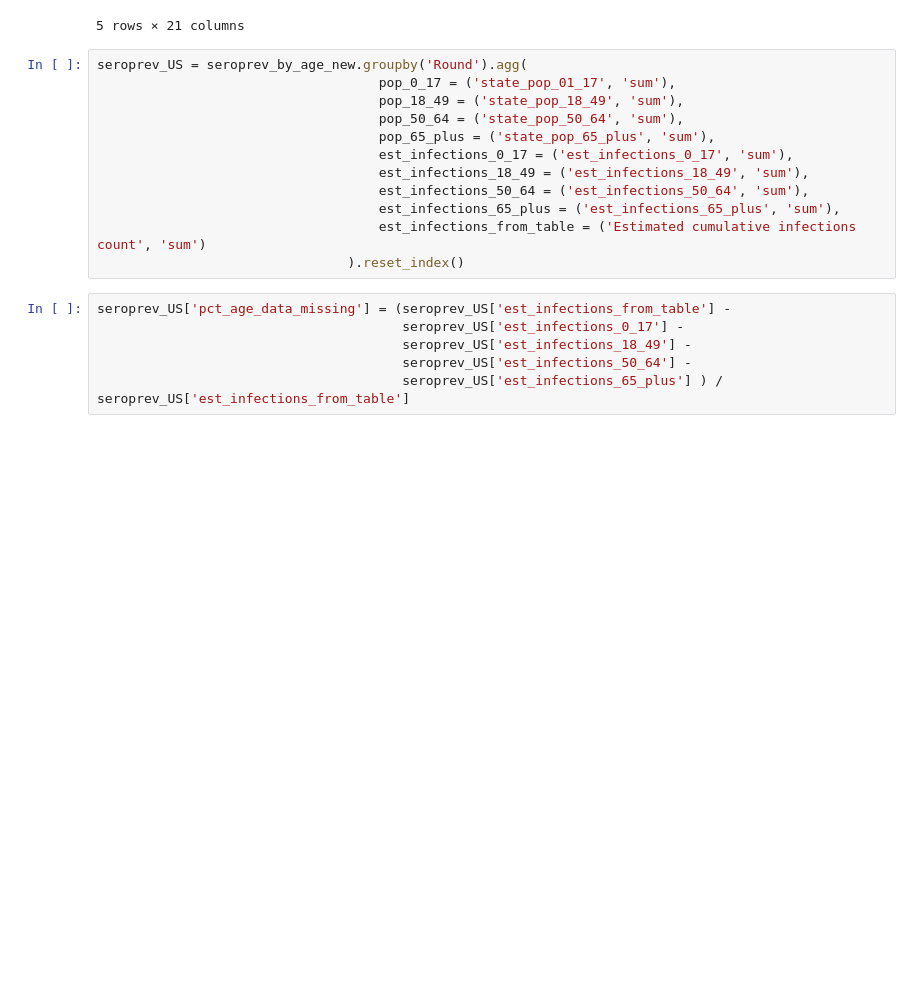
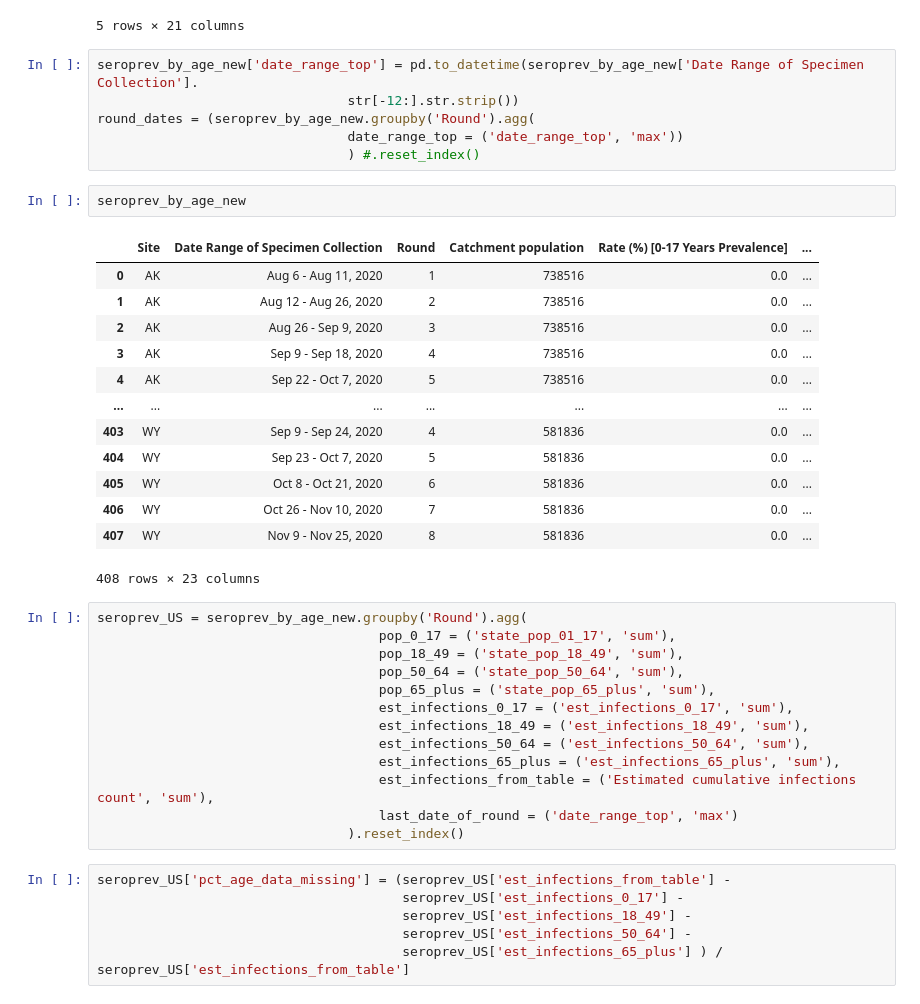
Before and after one commit to salvir1/COVID-19-outbreak-data-analysis, a Jupyter notebook: covid-seroprevalance-analysis.ipynb, the cells around one changed output. Drawn from its saved outputs; the diff is of its cells as text; blank space fills up the shorter version.

```diff
--- a/covid-seroprevalance-analysis.ipynb
+++ b/covid-seroprevalance-analysis.ipynb
@@ -459,6 +448,28 @@ seroprev_by_age_new.head()
 | 3 | AK | Sep 9 - Sep 18, 2020 | 4 | 738516 | 0.0 | ... |
 | 4 | AK | Sep 22 - Oct 7, 2020 | 5 | 738516 | 0.0 | ... |
 5 rows × 21 columns
+# %%
+seroprev_by_age_new['date_range_top'] = pd.to_datetime(seroprev_by_age_new['Date Range of Specimen Collection'].
+                                str[-12:].str.strip())
+round_dates = (seroprev_by_age_new.groupby('Round').agg(
+                                date_range_top = ('date_range_top', 'max'))
+                                ) #.reset_index()
+# %%
+seroprev_by_age_new
+# %% [output]
+|  | Site | Date Range of Specimen Collection | Round | Catchment population | Rate (%) [0-17 Years Prevalence] | ... |
+| 0 | AK | Aug 6 - Aug 11, 2020 | 1 | 738516 | 0.0 | ... |
+| 1 | AK | Aug 12 - Aug 26, 2020 | 2 | 738516 | 0.0 | ... |
+| 2 | AK | Aug 26 - Sep 9, 2020 | 3 | 738516 | 0.0 | ... |
+| 3 | AK | Sep 9 - Sep 18, 2020 | 4 | 738516 | 0.0 | ... |
+| 4 | AK | Sep 22 - Oct 7, 2020 | 5 | 738516 | 0.0 | ... |
+| ... | ... | ... | ... | ... | ... | ... |
+| 403 | WY | Sep 9 - Sep 24, 2020 | 4 | 581836 | 0.0 | ... |
+| 404 | WY | Sep 23 - Oct 7, 2020 | 5 | 581836 | 0.0 | ... |
+| 405 | WY | Oct 8 - Oct 21, 2020 | 6 | 581836 | 0.0 | ... |
+| 406 | WY | Oct 26 - Nov 10, 2020 | 7 | 581836 | 0.0 | ... |
+| 407 | WY | Nov 9 - Nov 25, 2020 | 8 | 581836 | 0.0 | ... |
+408 rows × 23 columns
 # %%
 seroprev_US = seroprev_by_age_new.groupby('Round').agg(
                                     pop_0_17 = ('state_pop_01_17', 'sum'),
@@ -469,7 +480,8 @@ seroprev_US = seroprev_by_age_new.groupby('Round').agg(
                                     est_infections_18_49 = ('est_infections_18_49', 'sum'),
                                     est_infections_50_64 = ('est_infections_50_64', 'sum'),
                                     est_infections_65_plus = ('est_infections_65_plus', 'sum'),
-                                    est_infections_from_table = ('Estimated cumulative infections count', 'sum')
+                                    est_infections_from_table = ('Estimated cumulative infections count', 'sum'),
+                                    last_date_of_round = ('date_range_top', 'max')
                                 ).reset_index()
 # %%
 seroprev_US['pct_age_data_missing'] = (seroprev_US['est_infections_from_table'] -
```
Also changed, not shown: parts of 29 cells of this notebook.
